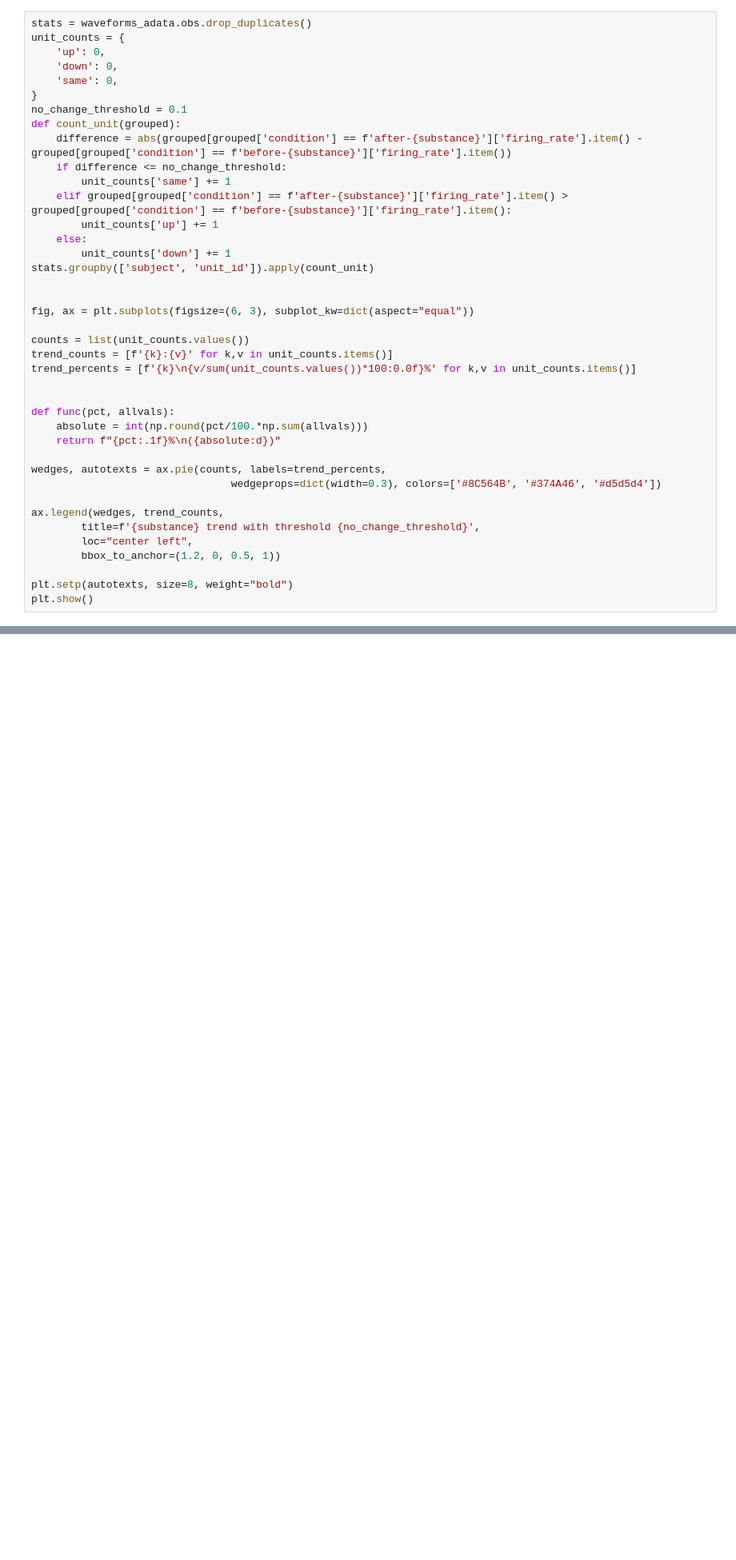
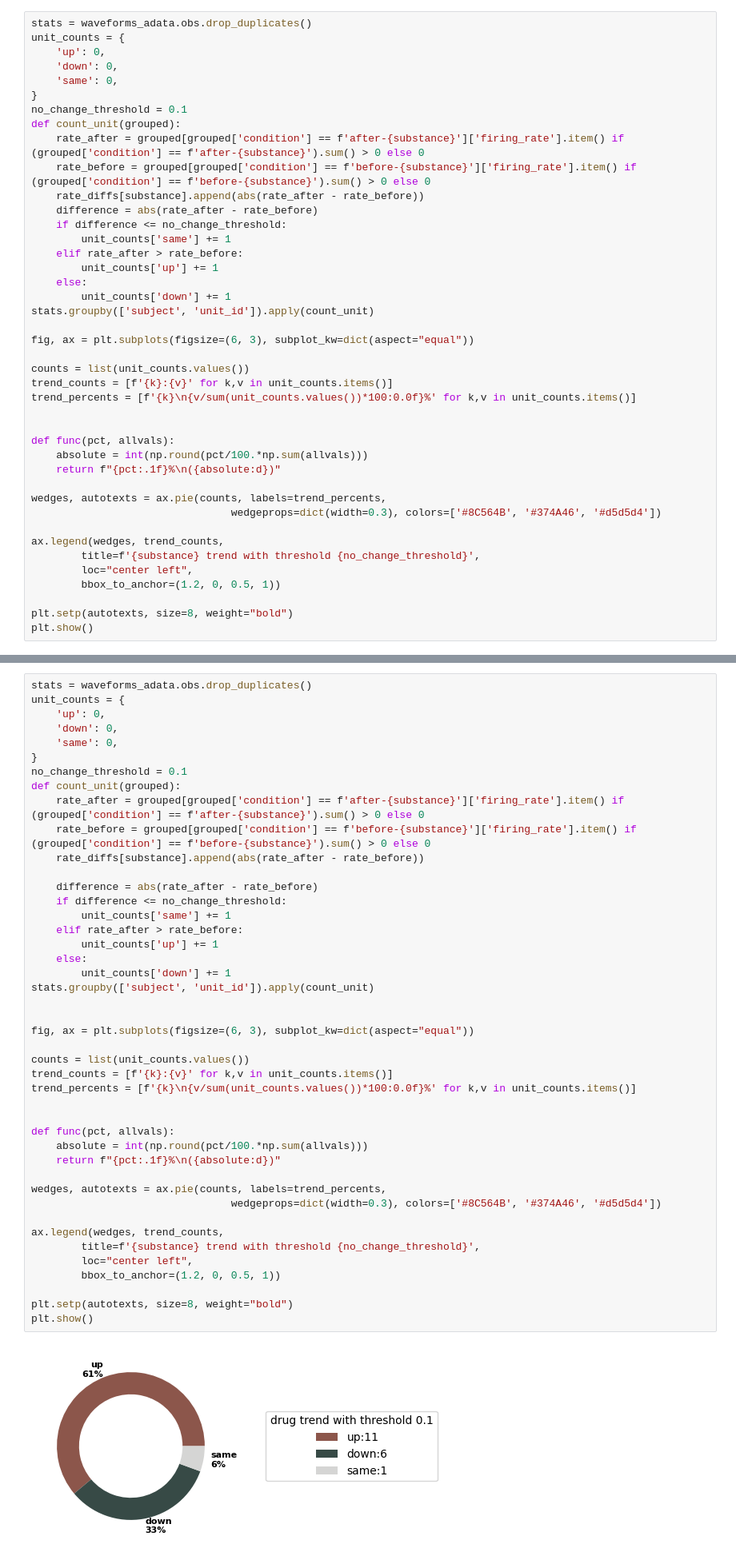
Before and after one commit to xinhez/Ghost_Project-2, a Jupyter notebook: plot_2nd_deepbrain.ipynb, the cells around one changed output, grey strips where cells are left out. Shown at 80% size. Drawn from its saved outputs; the diff is of its cells as text; blank space fills up the shorter version.

```diff
--- a/plot_2nd_deepbrain.ipynb
+++ b/plot_2nd_deepbrain.ipynb
@@ -207,15 +173,17 @@ unit_counts = {
 }
 no_change_threshold = 0.1
 def count_unit(grouped):
-    difference = abs(grouped[grouped['condition'] == f'after-{substance}']['firing_rate'].item() - grouped[grouped['condition'] == f'before-{substance}']['firing_rate'].item())
+    rate_after = grouped[grouped['condition'] == f'after-{substance}']['firing_rate'].item() if (grouped['condition'] == f'after-{substance}').sum() > 0 else 0
+    rate_before = grouped[grouped['condition'] == f'before-{substance}']['firing_rate'].item() if (grouped['condition'] == f'before-{substance}').sum() > 0 else 0
+    rate_diffs[substance].append(abs(rate_after - rate_before))
+    difference = abs(rate_after - rate_before)
     if difference <= no_change_threshold:
         unit_counts['same'] += 1
-    elif grouped[grouped['condition'] == f'after-{substance}']['firing_rate'].item() > grouped[grouped['condition'] == f'before-{substance}']['firing_rate'].item():
+    elif rate_after > rate_before:
         unit_counts['up'] += 1
     else:
         unit_counts['down'] += 1
 stats.groupby(['subject', 'unit_id']).apply(count_unit)
-
 
 fig, ax = plt.subplots(figsize=(6, 3), subplot_kw=dict(aspect="equal"))
 
@@ -242,0 +324,46 @@ plt.show()
+# %%
+stats = waveforms_adata.obs.drop_duplicates()
+unit_counts = {
+    'up': 0,
+    'down': 0,
+    'same': 0,
+}
+no_change_threshold = 0.1
+def count_unit(grouped):
+    rate_after = grouped[grouped['condition'] == f'after-{substance}']['firing_rate'].item() if (grouped['condition'] == f'after-{substance}').sum() > 0 else 0
+    rate_before = grouped[grouped['condition'] == f'before-{substance}']['firing_rate'].item() if (grouped['condition'] == f'before-{substance}').sum() > 0 else 0
+    rate_diffs[substance].append(abs(rate_after - rate_before))
+
+    difference = abs(rate_after - rate_before)
+    if difference <= no_change_threshold:
+        unit_counts['same'] += 1
+    elif rate_after > rate_before:
+        unit_counts['up'] += 1
+    else:
+        unit_counts['down'] += 1
+stats.groupby(['subject', 'unit_id']).apply(count_unit)
+
+
+fig, ax = plt.subplots(figsize=(6, 3), subplot_kw=dict(aspect="equal"))
+
+counts = list(unit_counts.values())
+trend_counts = [f'{k}:{v}' for k,v in unit_counts.items()]
+trend_percents = [f'{k}\n{v/sum(unit_counts.values())*100:0.0f}%' for k,v in unit_counts.items()]
+
+
+def func(pct, allvals):
+    absolute = int(np.round(pct/100.*np.sum(allvals)))
+    return f"{pct:.1f}%\n({absolute:d})"
+
+wedges, autotexts = ax.pie(counts, labels=trend_percents,
+                                wedgeprops=dict(width=0.3), colors=['#8C564B', '#374A46', '#d5d5d4'])
+
+ax.legend(wedges, trend_counts,
+        title=f'{substance} trend with threshold {no_change_threshold}',
+        loc="center left",
+        bbox_to_anchor=(1.2, 0, 0.5, 1))
+
+plt.setp(autotexts, size=8, weight="bold")
+plt.show()
+# %% [output]
+[figure, added]
```
Also changed, not shown: parts of 11 cells of this notebook, 2 other files.
